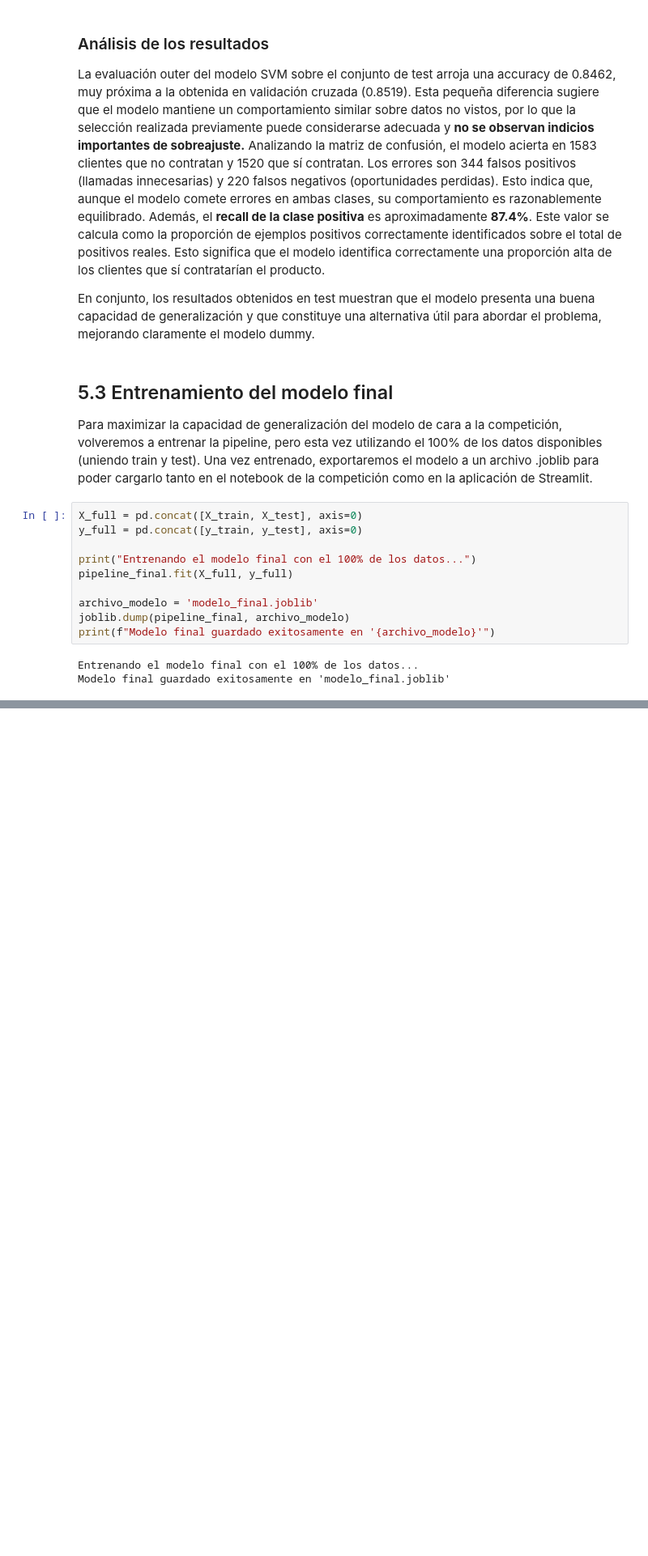
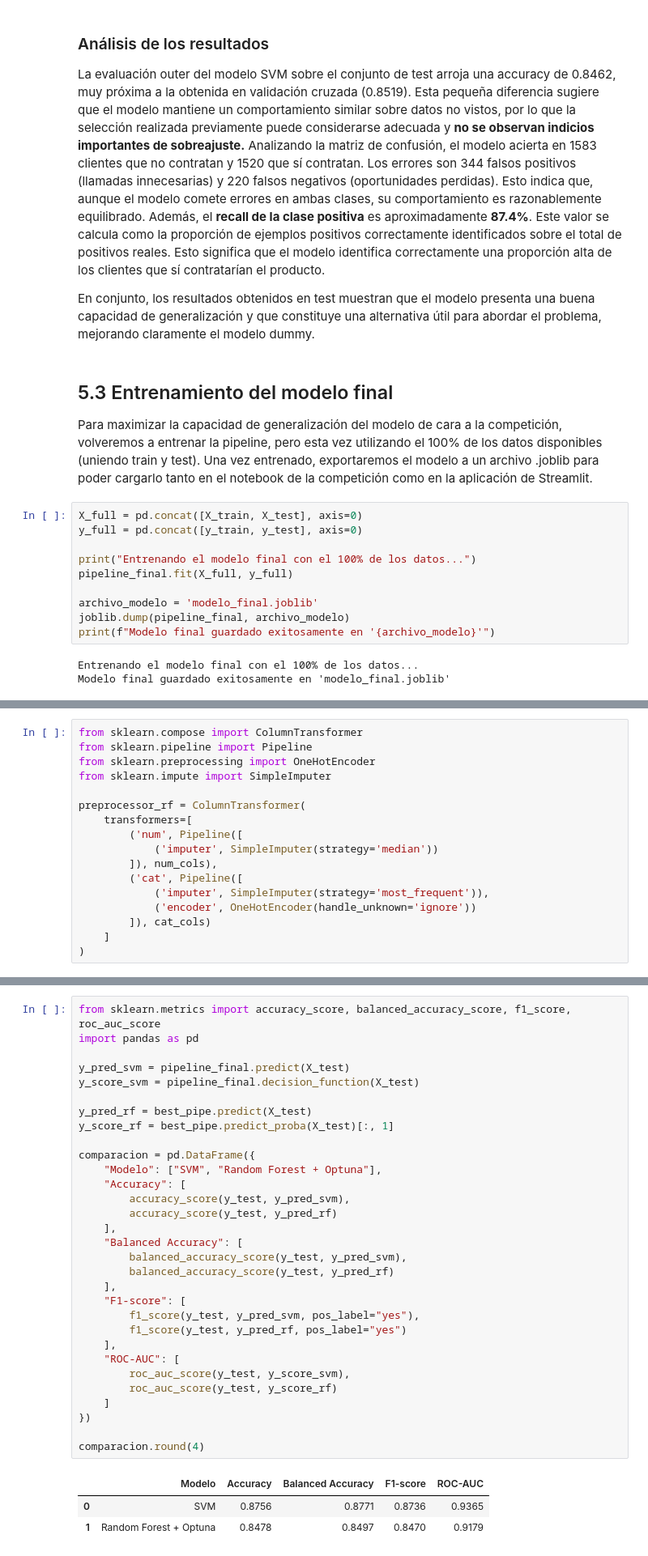
Before and after one commit to 100499078/AA_Practica1, a Jupyter notebook: notebooks/01_eda_y_modelado.ipynb, the cells around one changed output, grey strips where cells are left out. Shown at 81% size. Cells and saved outputs as stored; diff of their text form; blank space fills up the shorter version.

```diff
--- a/notebooks/01_eda_y_modelado.ipynb
+++ b/notebooks/01_eda_y_modelado.ipynb
@@ -1181,2 +1192,19 @@ Modelo final guardado exitosamente en 'modelo_final.joblib'
+# %%
+from sklearn.compose import ColumnTransformer
+from sklearn.pipeline import Pipeline
+from sklearn.preprocessing import OneHotEncoder
+from sklearn.impute import SimpleImputer
+
+preprocessor_rf = ColumnTransformer(
+    transformers=[
+        ('num', Pipeline([
+            ('imputer', SimpleImputer(strategy='median'))
+        ]), num_cols),
+        ('cat', Pipeline([
+            ('imputer', SimpleImputer(strategy='most_frequent')),
+            ('encoder', OneHotEncoder(handle_unknown='ignore'))
+        ]), cat_cols)
+    ]
+)
 # %%
 import optuna
@@ -1274,0 +1309,35 @@ weighted avg       0.86      0.85      0.85      3667
+# %%
+from sklearn.metrics import accuracy_score, balanced_accuracy_score, f1_score, roc_auc_score
+import pandas as pd
+
+y_pred_svm = pipeline_final.predict(X_test)
+y_score_svm = pipeline_final.decision_function(X_test)
+
+y_pred_rf = best_pipe.predict(X_test)
+y_score_rf = best_pipe.predict_proba(X_test)[:, 1]
+
+comparacion = pd.DataFrame({
+    "Modelo": ["SVM", "Random Forest + Optuna"],
+    "Accuracy": [
+        accuracy_score(y_test, y_pred_svm),
+        accuracy_score(y_test, y_pred_rf)
+    ],
+    "Balanced Accuracy": [
+        balanced_accuracy_score(y_test, y_pred_svm),
+        balanced_accuracy_score(y_test, y_pred_rf)
+    ],
+    "F1-score": [
+        f1_score(y_test, y_pred_svm, pos_label="yes"),
+        f1_score(y_test, y_pred_rf, pos_label="yes")
+    ],
+    "ROC-AUC": [
+        roc_auc_score(y_test, y_score_svm),
+        roc_auc_score(y_test, y_score_rf)
+    ]
+})
+
+comparacion.round(4)
+# %% [output]
+|  | Modelo | Accuracy | Balanced Accuracy | F1-score | ROC-AUC |
+| 0 | SVM | 0.8756 | 0.8771 | 0.8736 | 0.9365 |
+| 1 | Random Forest + Optuna | 0.8478 | 0.8497 | 0.8470 | 0.9179 |
```
Also changed, not shown: parts of 13 cells of this notebook.
